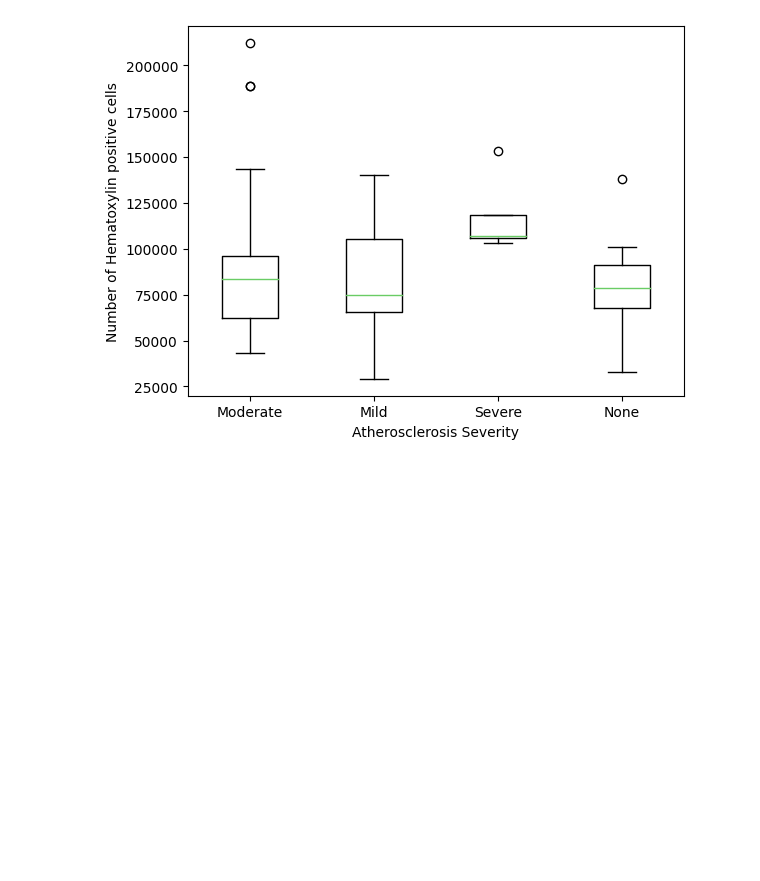
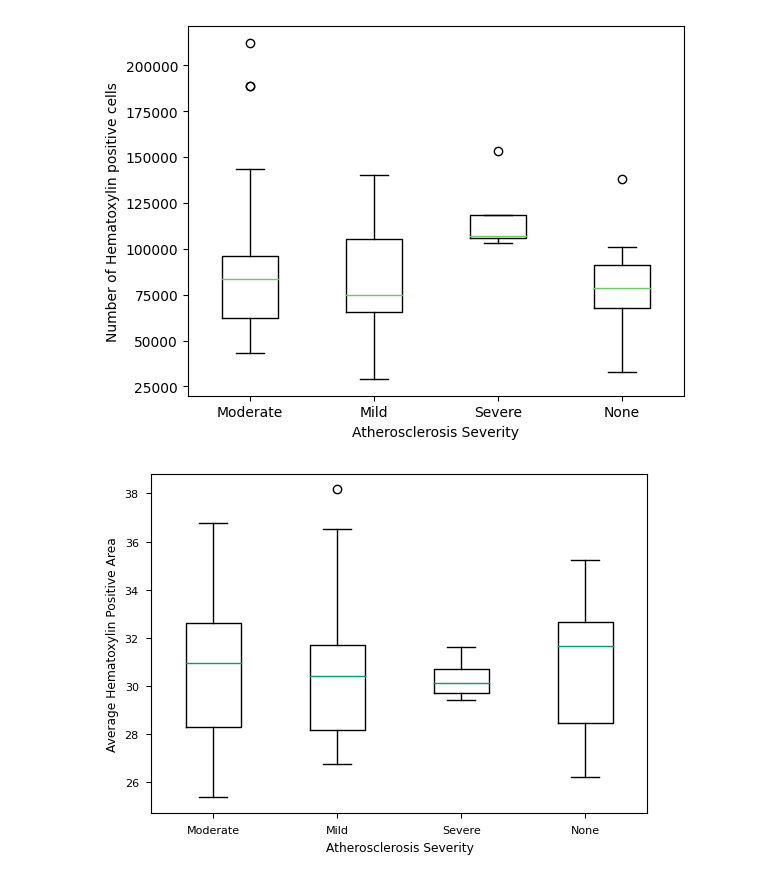
Before and after one commit to amandafriedmann/NEUR-Data-Analysis, a Jupyter notebook: FINAL_PROJECT_WORK.ipynb, the cells around one changed output. Saved outputs shown, nothing was run; the diff lists cells and outputs as text; code cells hidden in the pictures; blank space fills up the shorter version.

```diff
--- a/FINAL_PROJECT_WORK.ipynb
+++ b/FINAL_PROJECT_WORK.ipynb
@@ -90,3 +90,18 @@ plt.xticks([1,2,3,4],['Moderate', 'Mild', 'Severe', 'None'])
 plt.style.use('seaborn-paper')
 # %% [output]
 [figure]
+# %%
+#boxplot for average Hematoxylin positive nucleus area_Grey matter across different groups
+
+moderate_number = moderate_df['average Hematoxylin positive nucleus area_Grey matter']
+mild_number = mild_df['average Hematoxylin positive nucleus area_Grey matter']
+severe_number = severe_df['average Hematoxylin positive nucleus area_Grey matter']
+none_number = none_df['average Hematoxylin positive nucleus area_Grey matter']
+data = [moderate_number.tolist(), mild_number.tolist(), severe_number.tolist(), none_number.tolist()]
+plt.boxplot(data)
+plt.xlabel('Atherosclerosis Severity')
+plt.ylabel('Average Hematoxylin Positive Area')
+plt.xticks([1,2,3,4],['Moderate', 'Mild', 'Severe', 'None'])
+plt.style.use('seaborn-colorblind')
+# %% [output]
+[figure, added]
```
